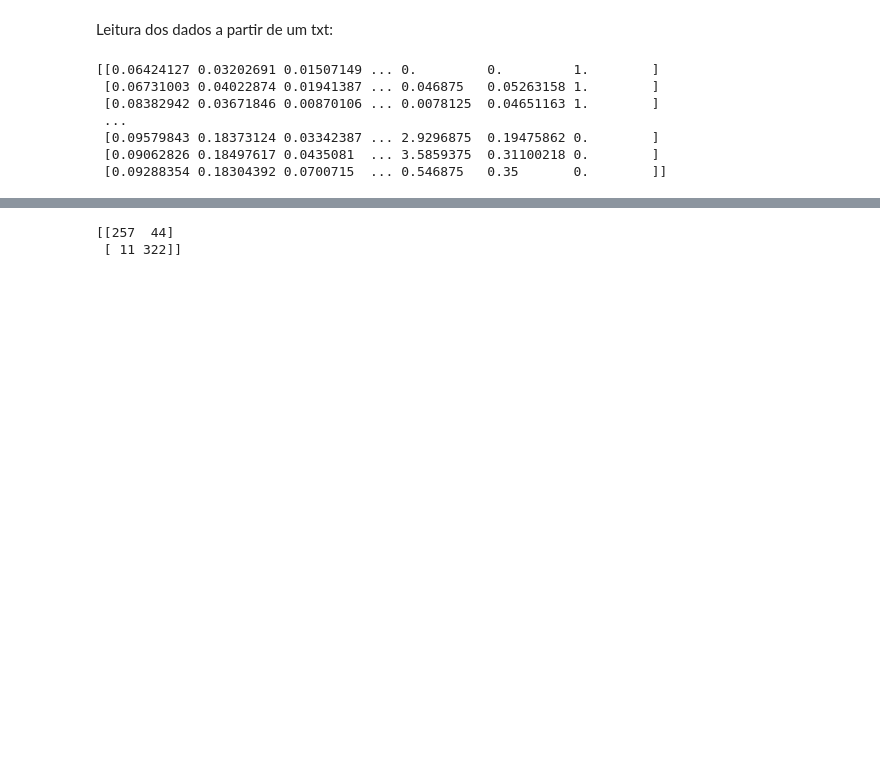
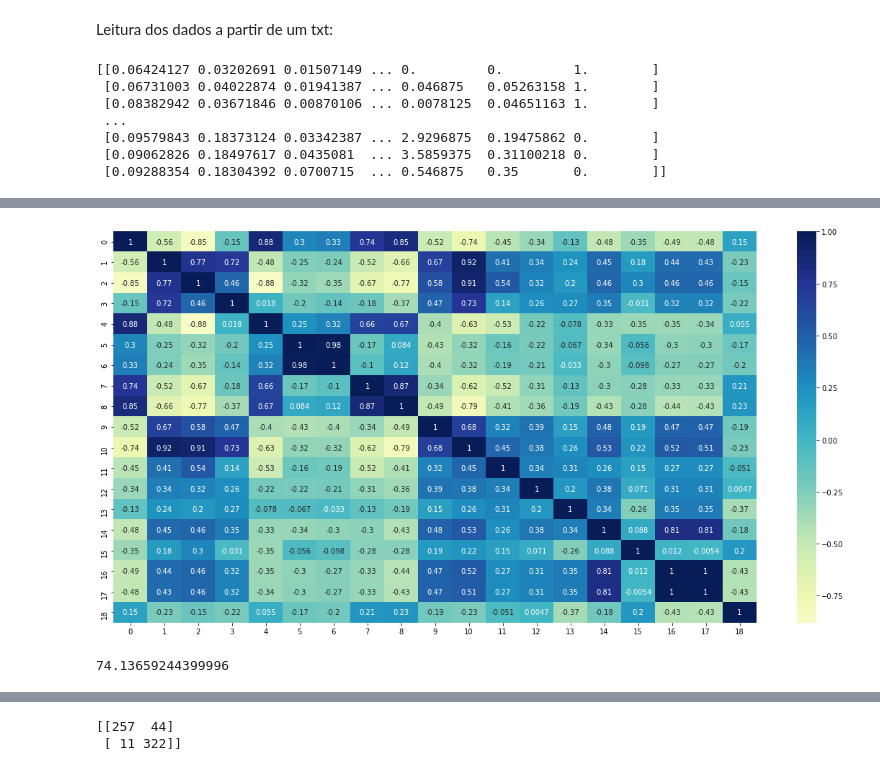
Before and after one commit to arlindots/maclea, a Jupyter notebook: efcdois.ipynb, the cells around one changed output, grey strips where cells are left out. Cells and saved outputs as stored; diff of their text form; code cells hidden in the pictures; blank space fills up the shorter version.

```diff
--- a/efcdois.ipynb
+++ b/efcdois.ipynb
@@ -46,0 +52,12 @@ Xtrain, Xtest, ytrain, ytest = train_test_split(X, y, test_size = 0.2, random_st
+# %%
+corrMatrix = Xtrainpd.corr()
+fig, ax = plt.subplots(figsize=(20,10))         # Sample figsize in inches
+sns.heatmap(corrMatrix, annot=True, ax=ax,cmap="YlGnBu", center = 0)
+plt.show()
+# %% [output]
+[figure, added]
+# %%
+Xtrainpd[6].sort_values()
+Xtrainpd[6].quantile(q = 0.95)
+# %% [output]
+74.13659244399996
```
Also changed, not shown: parts of 18 cells of this notebook.
